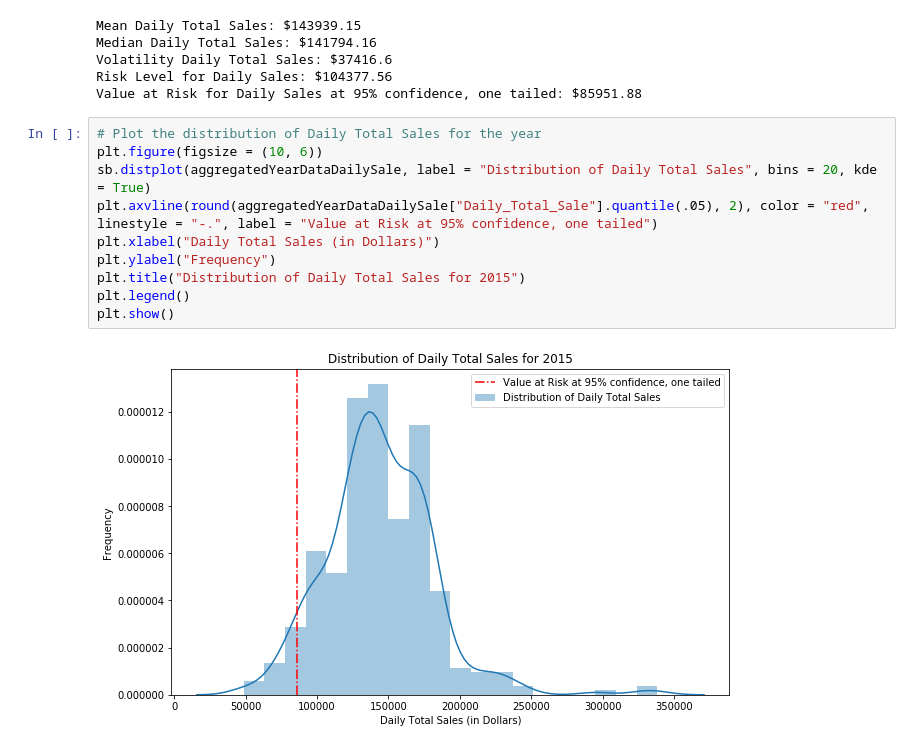
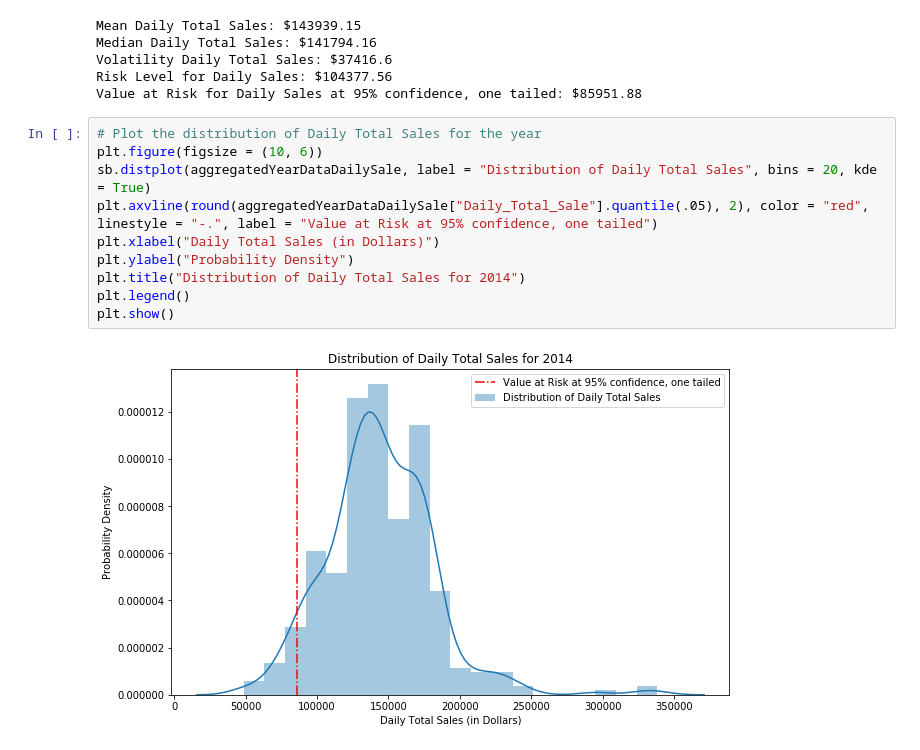
Before and after one commit to KevinSequeira/INFS-5096-Risk-Analysis, a Jupyter notebook: Exercise 2.ipynb, the cells around one changed output. Cells and saved outputs as stored; diff of their text form.

```diff
--- a/Exercise 2.ipynb
+++ b/Exercise 2.ipynb
@@ -72,15 +74,15 @@ Value at Risk for Daily Sales at 95% confidence, one tailed: $85951.88
 # %%
 # Plot the distribution of Daily Total Sales for the year
 plt.figure(figsize = (10, 6))
 sb.distplot(aggregatedYearDataDailySale, label = "Distribution of Daily Total Sales", bins = 20, kde = True)
 plt.axvline(round(aggregatedYearDataDailySale["Daily_Total_Sale"].quantile(.05), 2), color = "red", linestyle = "-.", label = "Value at Risk at 95% confidence, one tailed")
 plt.xlabel("Daily Total Sales (in Dollars)")
-plt.ylabel("Frequency")
-plt.title("Distribution of Daily Total Sales for 2015")
+plt.ylabel("Probability Density")
+plt.title("Distribution of Daily Total Sales for 2014")
 plt.legend()
 plt.show()
 # %% [output]
-[figure, old version]
+[figure, new version]
 # %%
 plt.figure(figsize = (10, 6))
 histo = sb.distplot(aggregatedYearDataDailySale["Daily_Total_Sale"], label = "Distribution of Daily Total Sales", bins = 20, kde = True)
```
Also changed, not shown: parts of 6 cells of this notebook.
